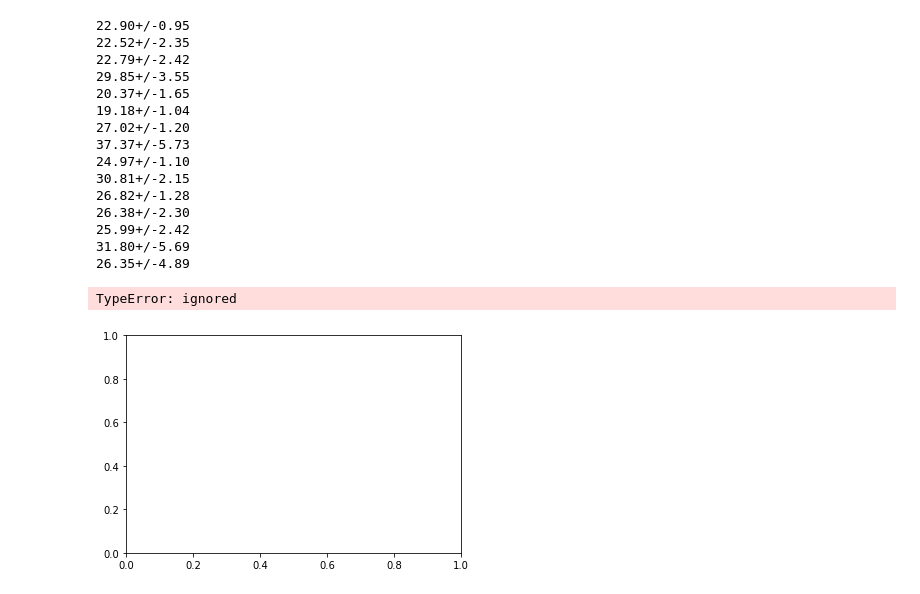
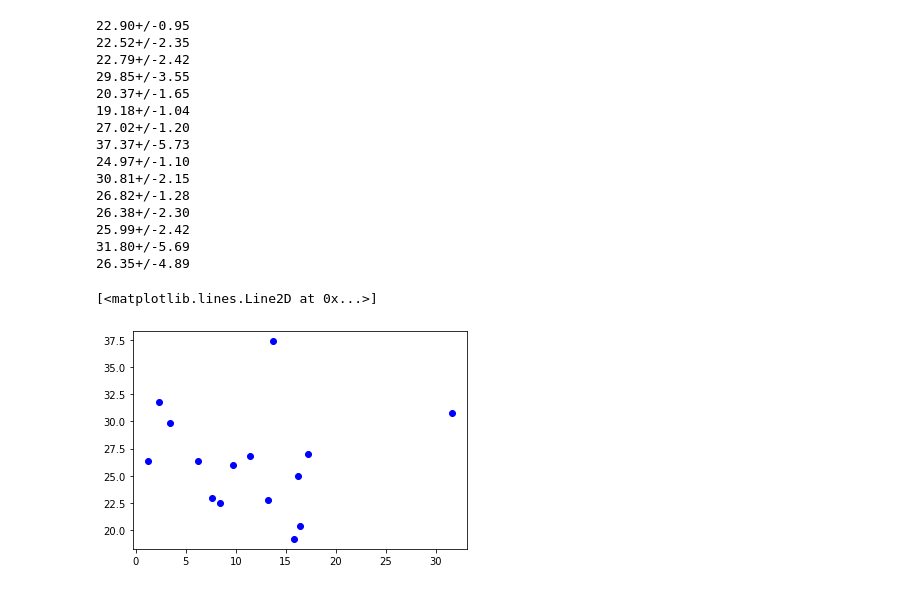
Before and after one commit to StephenJohnson-CardiffUni/Astro, a Jupyter notebook: SunSpot.ipynb, the cells around one changed output. Drawn from its saved outputs; the diff is of its cells as text; code cells hidden in the pictures.

Commit message:
First Plot of Lat Vs Sidereal

```diff
--- a/SunSpot.ipynb
+++ b/SunSpot.ipynb
@@ -462,9 +462,21 @@ for i in range(15):
 25.99+/-2.42
 31.80+/-5.69
 26.35+/-4.89
-# %%
-#plot latitude vs sidereal
-plt.plot(meanLats,sidereal)
-# %% [output]
-TypeError: ignored
-[figure, removed]
+# %%
+#plot latitude vs sidereal
+siderealNorm = [[] for x in range(15)]
+siderealUn = [[] for x in range(15)]
+
+latNorm = [[] for x in range(15)]
+latUn = [[] for x in range(15)]
+
+for i in range(15):
+  siderealNorm[i] = sidereal[i].n
+  siderealUn[i] = sidereal[i].s
+  latNorm[i] = meanLats[i].n
+  latUn[i] = meanLats[i].s
+
+plt.plot(latNorm,siderealNorm,'bo') #expand with errors    plt.errorbar?
+# %% [output]
+[<matplotlib.lines.Line2D at 0x...>]
+[figure, added]
```
Also changed, not shown: parts of 1 cell of this notebook.
